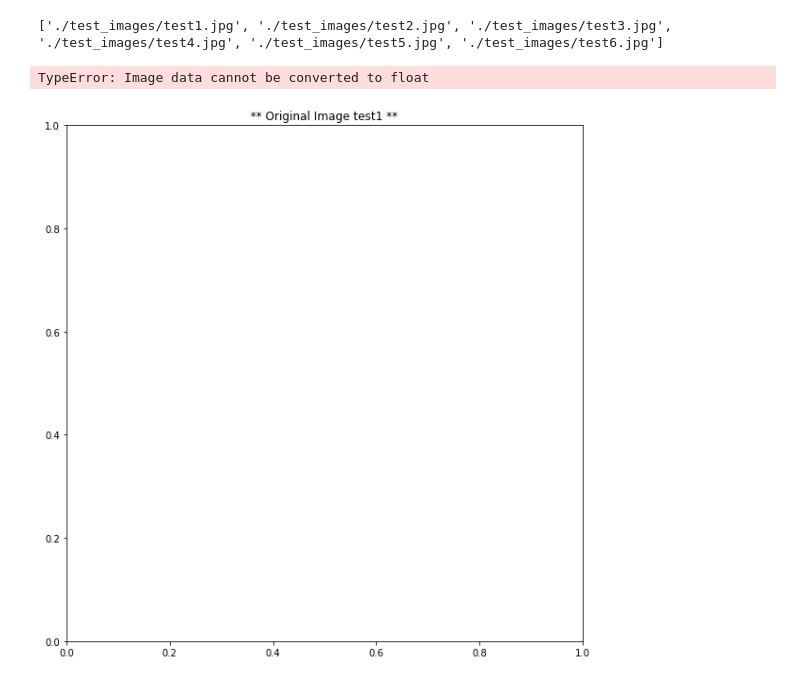
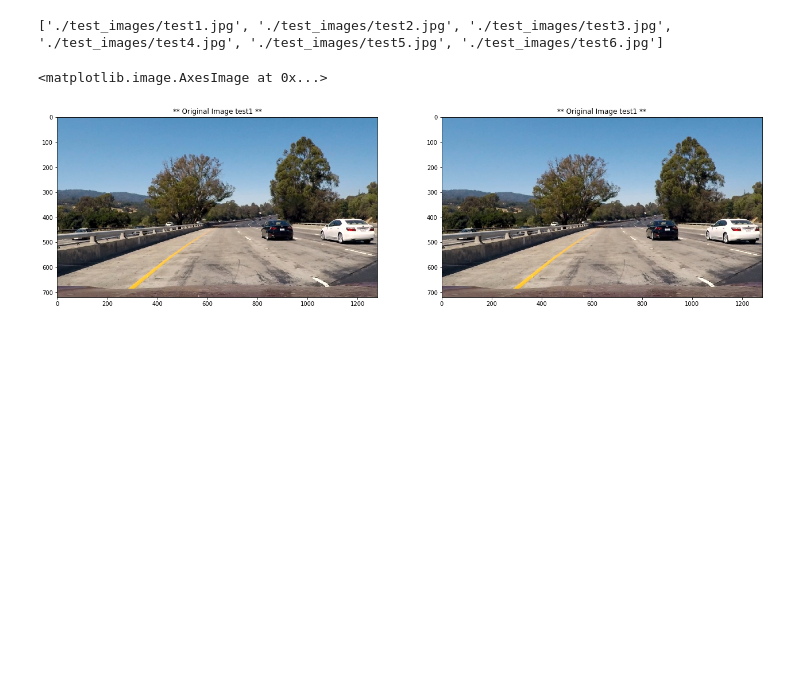
Before and after one commit to scrambleegg7/SelfCar, a Jupyter notebook: CarND-Advanced-Lane-Lines/calibration.ipynb, the cells around one changed output. Drawn from its saved outputs; the diff is of its cells as text; code cells hidden in the pictures; blank space fills up the shorter version.

```diff
--- a/CarND-Advanced-Lane-Lines/calibration.ipynb
+++ b/CarND-Advanced-Lane-Lines/calibration.ipynb
@@ -171,19 +205,22 @@ print(testfiles)
 
 #
 # read just only one image for displaying and comparing original image with preprocessed image.
+test_images = list( map( lambda f:imread(f), testfiles ) )
 # %% [output]
 ['./test_images/test1.jpg', './test_images/test2.jpg', './test_images/test3.jpg', './test_images/test4.jpg', './test_images/test5.jpg', './test_images/test6.jpg']
 # %%
-
-
 
 plt.figure(figsize=(22,10))
 plt.subplot(1,2,1  )
 plt.title("** Original Image test1 **")
-plt.imshow(testfiles[0])
+plt.imshow(test_images[0])
+
+plt.subplot(1,2,2  )
+plt.title("** Original Image test1 **")
+plt.imshow(test_images[0])
 # %% [output]
-TypeError: Image data cannot be converted to float
+<matplotlib.image.AxesImage at 0x...>
-[figure, old version]
+[figure, new version]
 # %%
 def abs_sobel_thresh(img, orient='x', thresh_min=0, thresh_max=255):
 
```
Also changed, not shown: parts of 6 cells of this notebook, 2 other files.
